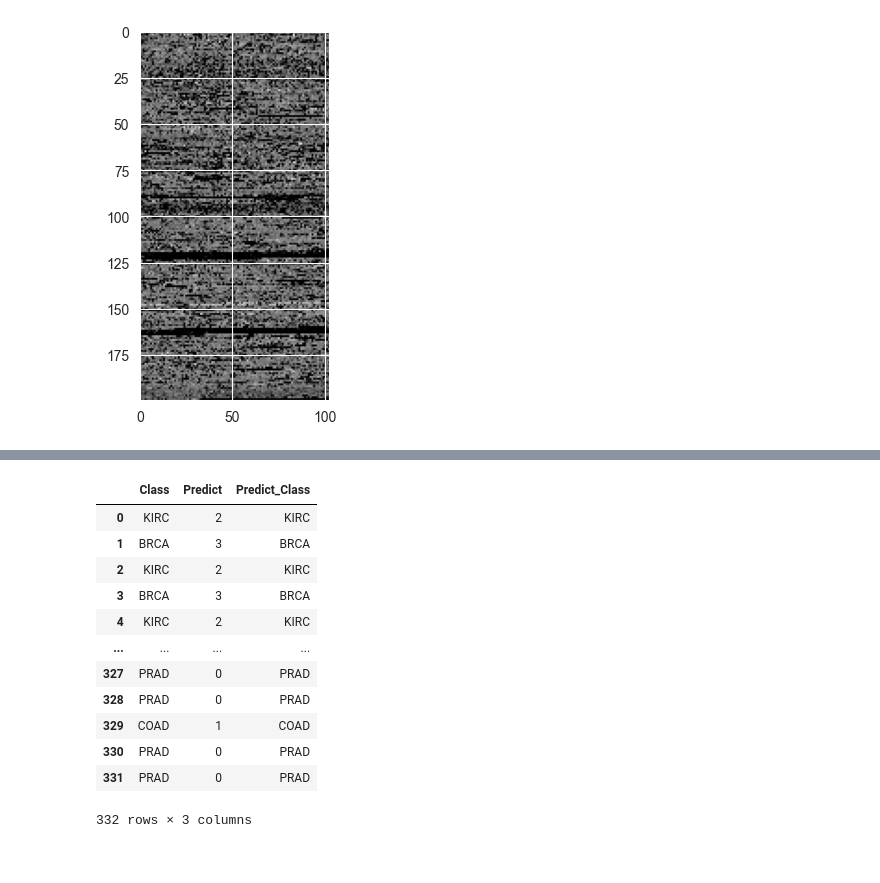
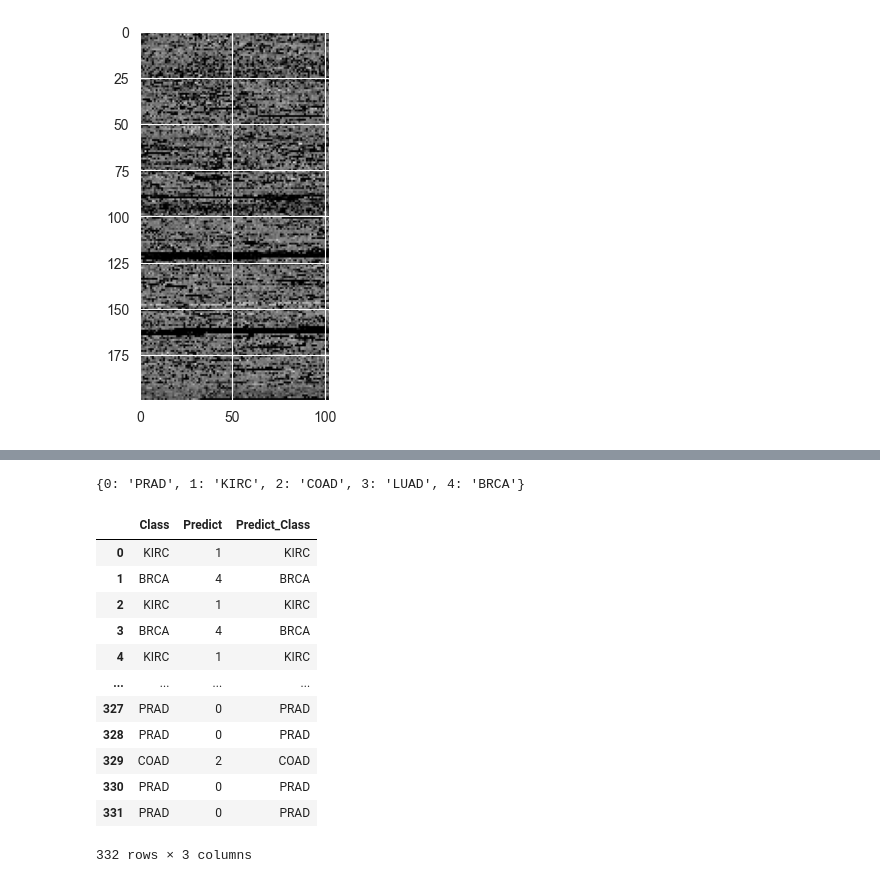
Before and after one commit to whats2000/Deep-Learning, a Jupyter notebook: Tensorflow/Clusting/gene expression cancer RNA-Seq Data Set/test_data.ipynb, the cells around one changed output, grey strips where cells are left out. Cells and saved outputs as stored; diff of their text form; code cells hidden in the pictures.

```diff
--- a/Tensorflow/Clusting/gene expression cancer RNA-Seq Data Set/test_data.ipynb
+++ b/Tensorflow/Clusting/gene expression cancer RNA-Seq Data Set/test_data.ipynb
@@ -73,7 +73,7 @@ plt.show()
 # 載入模型
 from tensorflow import keras
 
-model = keras.models.load_model('./CNN_Gene_2023-05-11_18-14-51.h5')
+model = keras.models.load_model('./CNN_Gene_2023-05-15_15-31-43.h5')
 
 optimizer = keras.optimizers.Adam(learning_rate=0.0001)
 model.summary()
@@ -95,3 +95,6 @@ Total params: 12,304
 Trainable params: 12,232
 Non-trainable params: 72
 _________________________________________________________________
+# %%
+last_second_layer_output = model.layers[-2].output
+last_second_layer_output
@@ -98,6 +103,6 @@ _________________________________________________________________
 # %%
 # 創建新模型，輸入是原始模型的輸入，輸出是中間層的輸出
-predict_model = keras.Model(inputs=model.input, outputs=model.get_layer('batch_normalization_33').output)
+predict_model = keras.Model(inputs=model.input, outputs=last_second_layer_output)
 # %%
 predict = predict_model.predict(data)
 predict
@@ -181,24 +177,31 @@ LUAD   4          27
 Name: count, dtype: int64
+# %%
+# 創建class名稱替換字典
+label_dict = {}
+
+for i in range(5):
+    label_dict[i] = eval_label[eval_label['Predict'] == i]['Class'].value_counts().idxmax()
+
+label_dict
+# %% [output]
+{0: 'PRAD', 1: 'KIRC', 2: 'COAD', 3: 'LUAD', 4: 'BRCA'}
 # %%
-# 創建class名稱替換字典
-label_dict = {0: 'PRAD', 1: 'COAD', 2: 'KIRC', 3: 'BRCA', 4: 'LUAD'}
-
 # 將predict_label轉換為class名稱
 predict_label_name = pd.DataFrame([label_dict[label] for label in predict_label], columns=['Predict_Class'])
 
 eval_label = pd.concat([eval_label, predict_label_name], axis=1)
 eval_label
 # %% [output]
 |  | Class | Predict | Predict_Class |
-| 0 | KIRC | 2 | KIRC |
-| 1 | BRCA | 3 | BRCA |
-| 2 | KIRC | 2 | KIRC |
-| 3 | BRCA | 3 | BRCA |
-| 4 | KIRC | 2 | KIRC |
+| 0 | KIRC | 1 | KIRC |
+| 1 | BRCA | 4 | BRCA |
+| 2 | KIRC | 1 | KIRC |
+| 3 | BRCA | 4 | BRCA |
+| 4 | KIRC | 1 | KIRC |
 | ... | ... | ... | ... |
 | 327 | PRAD | 0 | PRAD |
 | 328 | PRAD | 0 | PRAD |
-| 329 | COAD | 1 | COAD |
+| 329 | COAD | 2 | COAD |
 | 330 | PRAD | 0 | PRAD |
 | 331 | PRAD | 0 | PRAD |
 332 rows × 3 columns
```
Also changed, not shown: parts of 14 cells of this notebook, 2 other files.
